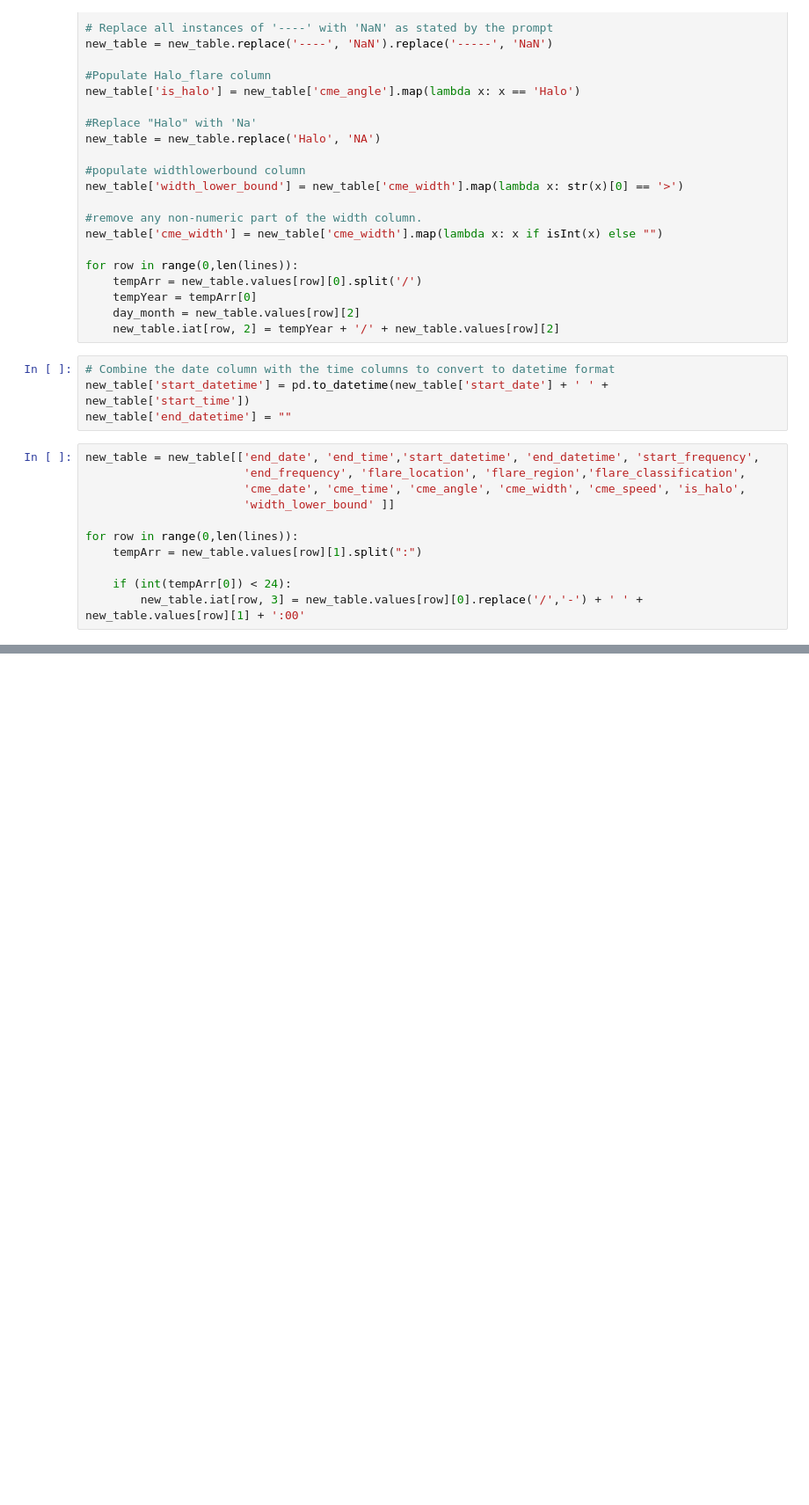
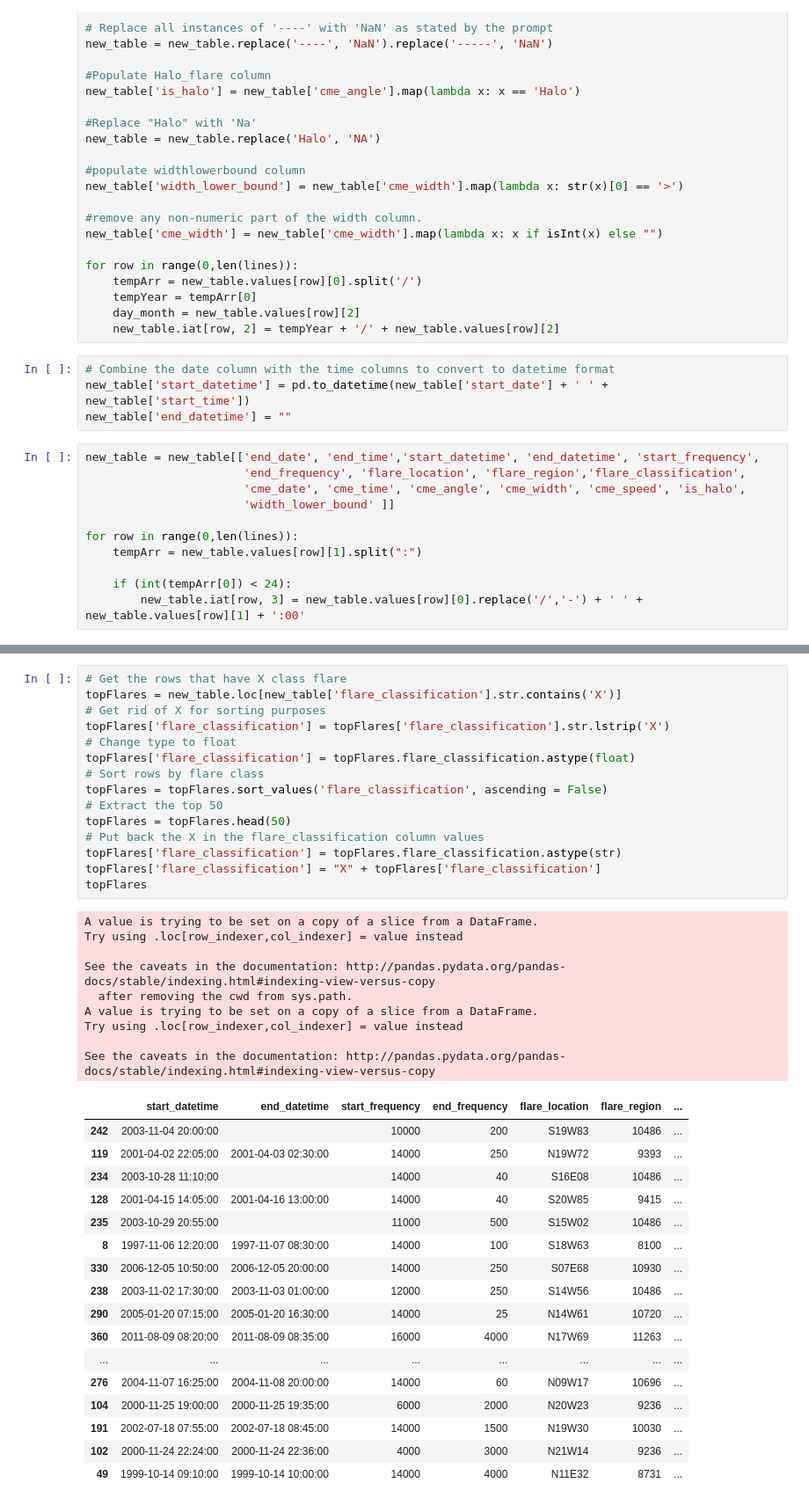
Before and after one commit to mhipona/cmsc320-mhipona, a Jupyter notebook: project1/Project1.ipynb, the cells around one changed output, grey strips where cells are left out. Shown at 88% size. Saved outputs shown, nothing was run; the diff lists cells and outputs as text; blank space fills up the shorter version.

```diff
--- a/project1/Project1.ipynb
+++ b/project1/Project1.ipynb
@@ -243 +243,43 @@ new_table
 482 rows × 14 columns
+# %%
+# Get the rows that have X class flare
+topFlares = new_table.loc[new_table['flare_classification'].str.contains('X')]
+# Get rid of X for sorting purposes
+topFlares['flare_classification'] = topFlares['flare_classification'].str.lstrip('X')
+# Change type to float
+topFlares['flare_classification'] = topFlares.flare_classification.astype(float)
+# Sort rows by flare class
+topFlares = topFlares.sort_values('flare_classification', ascending = False)
+# Extract the top 50
+topFlares = topFlares.head(50)
+# Put back the X in the flare_classification column values
+topFlares['flare_classification'] = topFlares.flare_classification.astype(str)
+topFlares['flare_classification'] = "X" + topFlares['flare_classification']
+topFlares
+# %% [output]
+A value is trying to be set on a copy of a slice from a DataFrame.
+Try using .loc[row_indexer,col_indexer] = value instead
+
+See the caveats in the documentation: http://pandas.pydata.org/pandas-docs/stable/indexing.html#indexing-view-versus-copy
+  after removing the cwd from sys.path.
+A value is trying to be set on a copy of a slice from a DataFrame.
+Try using .loc[row_indexer,col_indexer] = value instead
+
+See the caveats in the documentation: http://pandas.pydata.org/pandas-docs/stable/indexing.html#indexing-view-versus-copy
+|  | start_datetime | end_datetime | start_frequency | end_frequency | flare_location | flare_region | ... |
+| 242 | 2003-11-04 20:00:00 |  | 10000 | 200 | S19W83 | 10486 | ... |
+| 119 | 2001-04-02 22:05:00 | 2001-04-03 02:30:00 | 14000 | 250 | N19W72 | 9393 | ... |
+| 234 | 2003-10-28 11:10:00 |  | 14000 | 40 | S16E08 | 10486 | ... |
+| 128 | 2001-04-15 14:05:00 | 2001-04-16 13:00:00 | 14000 | 40 | S20W85 | 9415 | ... |
+| 235 | 2003-10-29 20:55:00 |  | 11000 | 500 | S15W02 | 10486 | ... |
+| 8 | 1997-11-06 12:20:00 | 1997-11-07 08:30:00 | 14000 | 100 | S18W63 | 8100 | ... |
+| 330 | 2006-12-05 10:50:00 | 2006-12-05 20:00:00 | 14000 | 250 | S07E68 | 10930 | ... |
+| 238 | 2003-11-02 17:30:00 | 2003-11-03 01:00:00 | 12000 | 250 | S14W56 | 10486 | ... |
+| 290 | 2005-01-20 07:15:00 | 2005-01-20 16:30:00 | 14000 | 25 | N14W61 | 10720 | ... |
+| 360 | 2011-08-09 08:20:00 | 2011-08-09 08:35:00 | 16000 | 4000 | N17W69 | 11263 | ... |
+| ... | ... | ... | ... | ... | ... | ... | ... |
+| 276 | 2004-11-07 16:25:00 | 2004-11-08 20:00:00 | 14000 | 60 | N09W17 | 10696 | ... |
+| 104 | 2000-11-25 19:00:00 | 2000-11-25 19:35:00 | 6000 | 2000 | N20W23 | 9236 | ... |
+| 191 | 2002-07-18 07:55:00 | 2002-07-18 08:45:00 | 14000 | 1500 | N19W30 | 10030 | ... |
+| 102 | 2000-11-24 22:24:00 | 2000-11-24 22:36:00 | 4000 | 3000 | N21W14 | 9236 | ... |
+| 49 | 1999-10-14 09:10:00 | 1999-10-14 10:00:00 | 14000 | 4000 | N11E32 | 8731 | ... |
```
Also changed, not shown: parts of 1 cell of this notebook, 1 other file.
